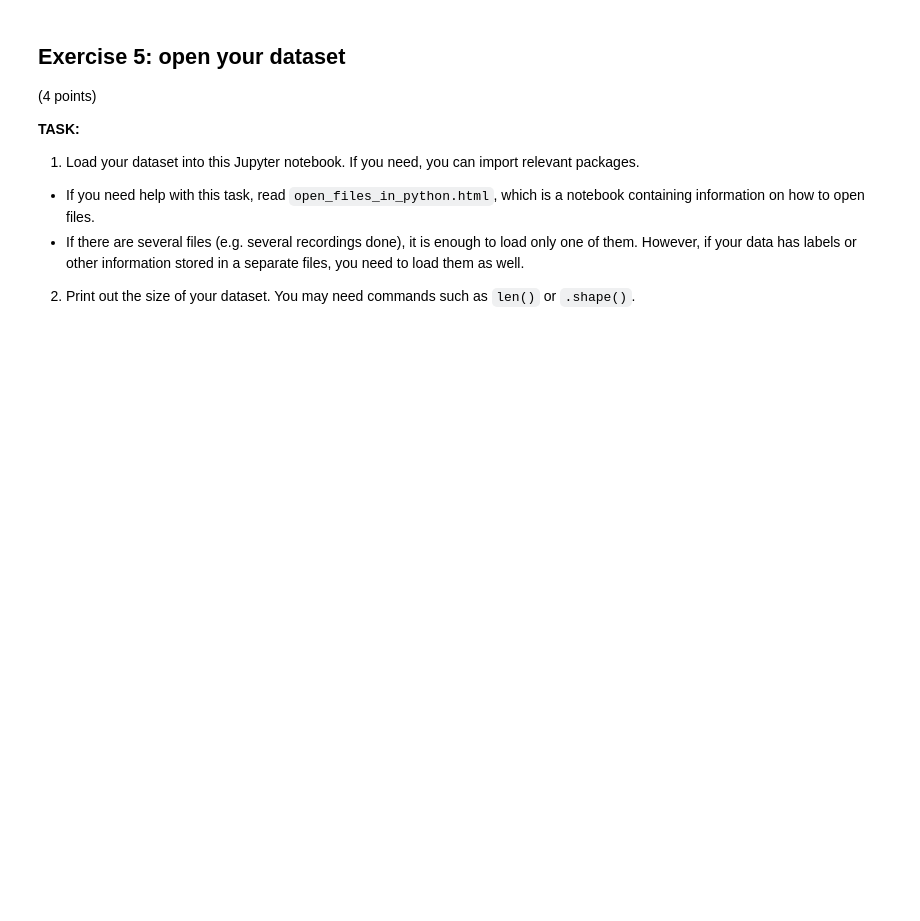
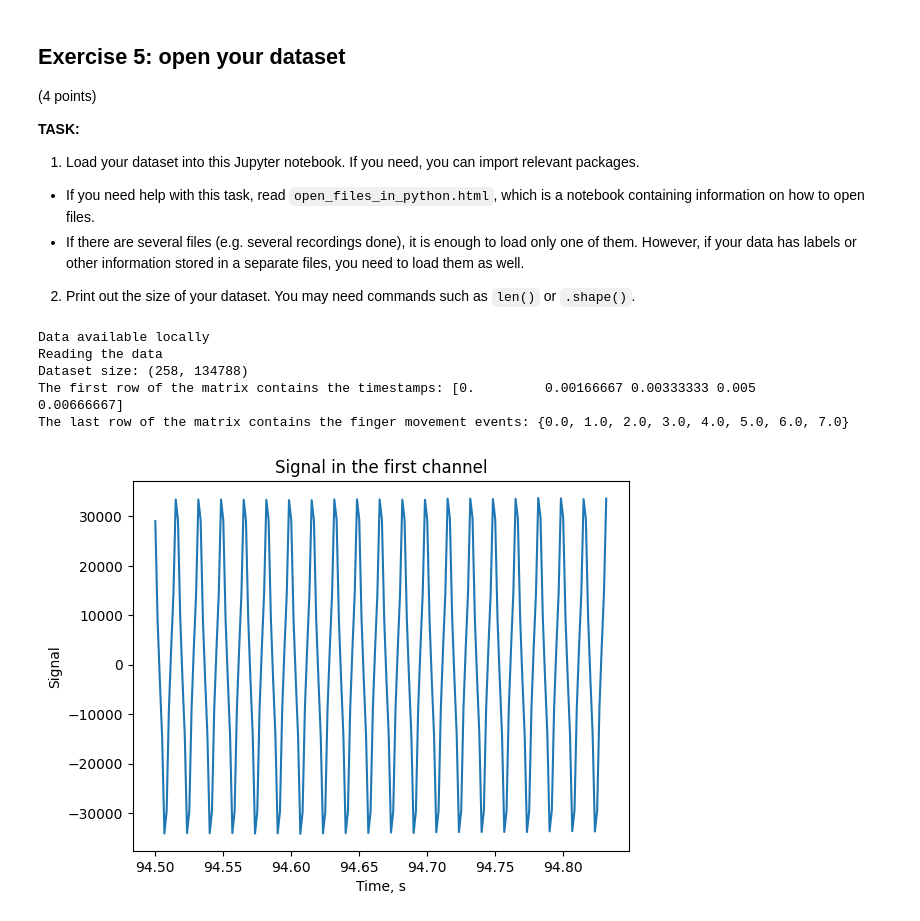
Before and after one commit to kerseviciute/problem-at-hand, a Jupyter notebook: homework/HW2.ipynb, the cells around one changed output. Saved outputs shown, nothing was run; the diff lists cells and outputs as text; code cells hidden in the pictures; blank space fills up the shorter version.

Commit message:
Finalize homework 2 by reading the data.

```diff
--- a/homework/HW2.ipynb
+++ b/homework/HW2.ipynb
@@ -129,0 +130,45 @@ assert calculate_rmsd(values_0, values_1) == 13.19
+# %%
+# Exercise solution
+
+# First, we will download the data from the server.
+# Note that it may take some time. File size is 265 MB.
+
+from os.path import exists
+import requests
+import scipy.io
+import numpy as np
+from matplotlib import pyplot as plt
+
+data_file = 'S1_run10.mat'
+
+if not exists(data_file):
+    print('Will download the file')
+    request = requests.get('https://osf.io/download/635d3f7d40db72007754ef81', allow_redirects = True)
+    open(data_file, 'wb').write(request.content)
+    print('Download successful')
+else:
+    print('Data available locally')
+
+
+# Read the MATLAB file and select the y object
+print('Reading the data')
+data = scipy.io.loadmat(data_file)['y']
+
+print(f'Dataset size: {data.shape}')
+print(f'The first row of the matrix contains the timestamps: {data[0][:5]}')
+print(f'The last row of the matrix contains the finger movement events: {set(data[-1])}')
+
+start = np.where(data[-1] == 5)[0][0]
+end = start + 200
+
+_, ax = plt.subplots()
+ax.plot(data[0][start:end], data[1][start:end])
+ax.set(xlabel = 'Time, s', ylabel = 'Signal', title = 'Signal in the first channel')
+plt.show()
+# %% [output]
+Data available locally
+Reading the data
+Dataset size: (258, 134788)
+The first row of the matrix contains the timestamps: [0.         0.00166667 0.00333333 0.005      0.00666667]
+The last row of the matrix contains the finger movement events: {0.0, 1.0, 2.0, 3.0, 4.0, 5.0, 6.0, 7.0}
+[figure, added]
```
Also changed, not shown: parts of 2 cells of this notebook, 1 other file.
